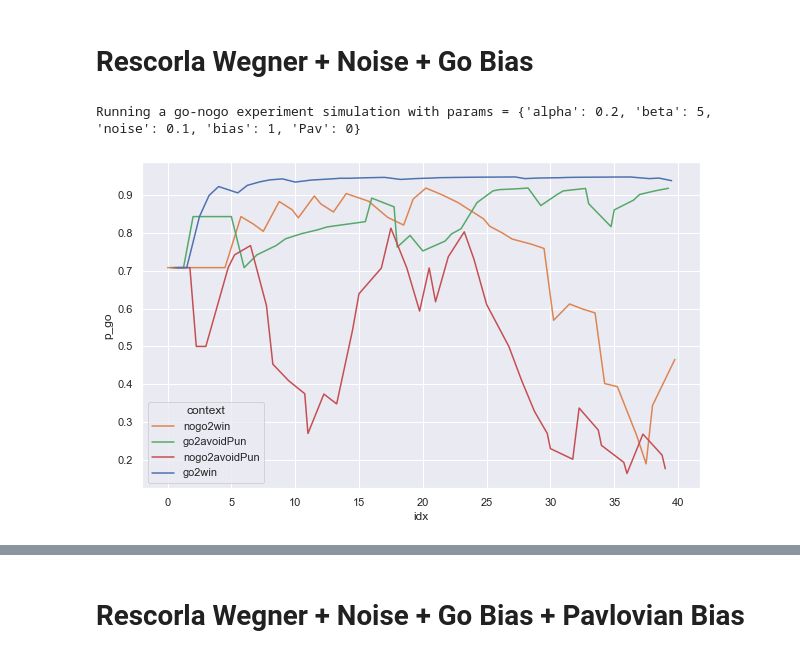
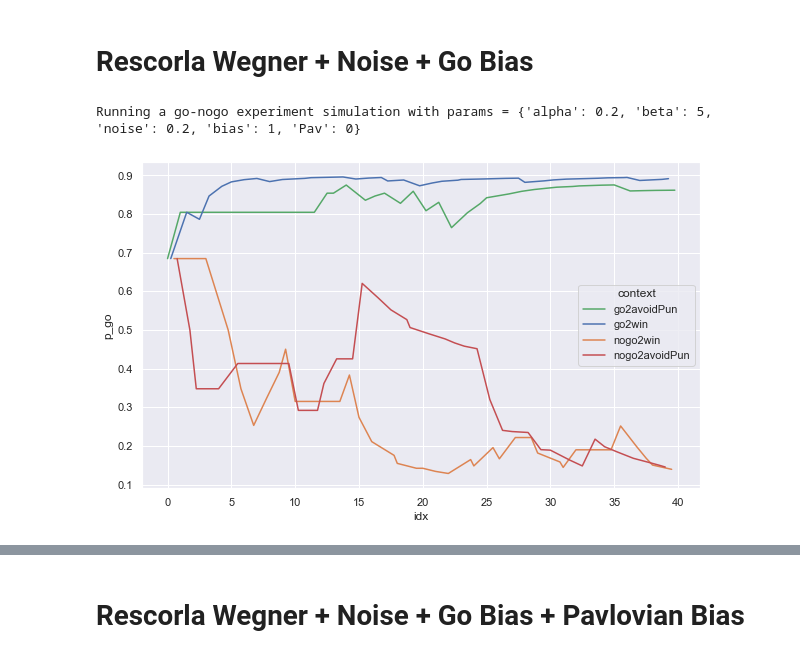
Before and after one commit to Sepsad/Go-noGo-modelling, a Jupyter notebook: simulation_experiment.ipynb, the cells around one changed output, grey strips where cells are left out. Drawn from its saved outputs; the diff is of its cells as text; code cells hidden in the pictures.

```diff
--- a/simulation_experiment.ipynb
+++ b/simulation_experiment.ipynb
@@ -39,13 +77,15 @@ Running a go-nogo experiment simulation with params = {'alpha': 0.2, 'beta': 5,
 # %% [markdown]
 # Rescorla Wegner + Noise + Go Bias
 # %%
-df = run_experiment(bandit, n_runs=40, params={'alpha': 0.2, 'beta': 5, 'noise': 0.1, 'bias': 1, 'Pav': 0})
+df = run_experiment(bandit, n_runs=40, params={'alpha': 0.2, 'beta': 5, 'noise': 0.2, 'bias': 1, 'Pav': 0})
 df['idx'] = df.index / 4
 palette ={"go2win": "C0", "nogo2win": "C1", "go2avoidPun": "C2", "nogo2avoidPun": "C3"}
 plt.figure(figsize=(10,6))
 ax = sns.lineplot(x="idx", y="p_go",
              hue="context",
              data=df, palette=palette)
+
+df.rename(columns={'context': 'stimulus'}, inplace=True)
 # %% [output]
-Running a go-nogo experiment simulation with params = {'alpha': 0.2, 'beta': 5, 'noise': 0.1, 'bias': 1, 'Pav': 0}
+Running a go-nogo experiment simulation with params = {'alpha': 0.2, 'beta': 5, 'noise': 0.2, 'bias': 1, 'Pav': 0}
-[figure, old version]
+[figure, new version]
```
Also changed, not shown: parts of 8 cells of this notebook, 1 other file.
